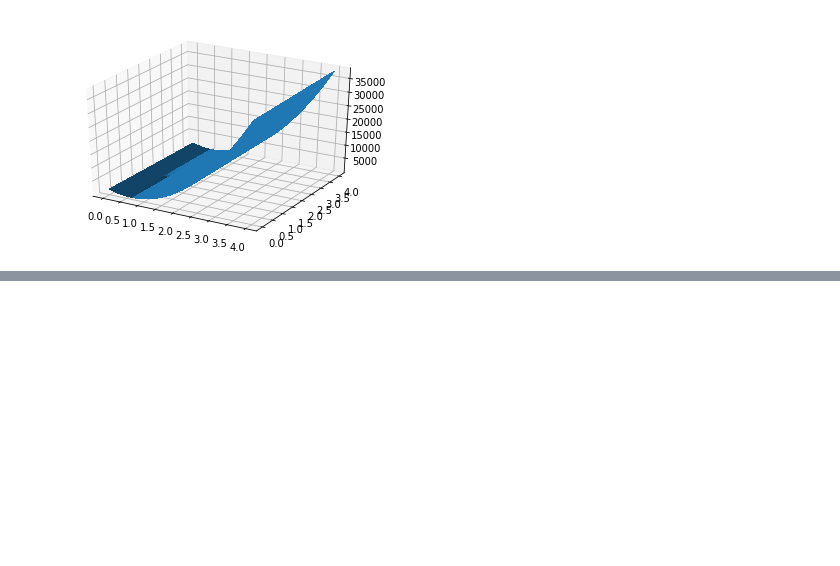
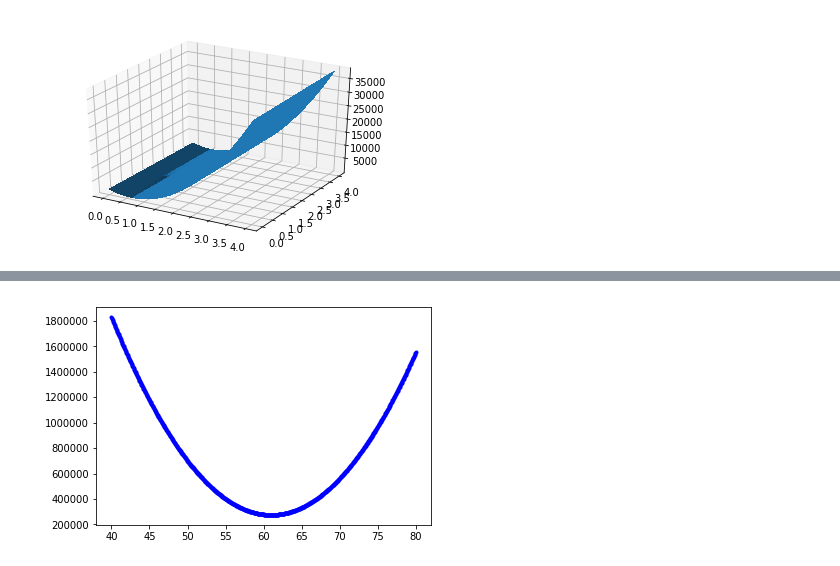
Before and after one commit to ClaseML-2017/linear-regresion-error-curve-gangsterdan, a Jupyter notebook: EjercicioRegLinDaniel.ipynb, the cells around one changed output, grey strips where cells are left out. Drawn from its saved outputs; the diff is of its cells as text; code cells hidden in the pictures; blank space fills up the shorter version.

```diff
--- a/EjercicioRegLinDaniel.ipynb
+++ b/EjercicioRegLinDaniel.ipynb
@@ -152,0 +201,21 @@ plt.show()
+# %%
+#Funcion para calcular el MSE dependiendo de los parametros w0 y w1
+def calculateError(X,Y,w0,w1):
+    error = 0
+    for i in range(0,len(Y)):
+        yEst = w0 + (w1*X[i])
+        error += ((yEst-Y[i])**2)
+
+    error = error/len(Y)
+
+    return error[0]
+# %%
+w1Error = []
+
+for i in range(0,len(w1arr)):
+    w1Error.append((calculateError(X_trainM,Y_trainM,w0,w1arr[i])))
+# %%
+plt.plot(w1arr, w1Error, 'b.')
+plt.show()
+# %% [output]
+[figure, added]
```
Also changed, not shown: parts of 62 cells of this notebook.
